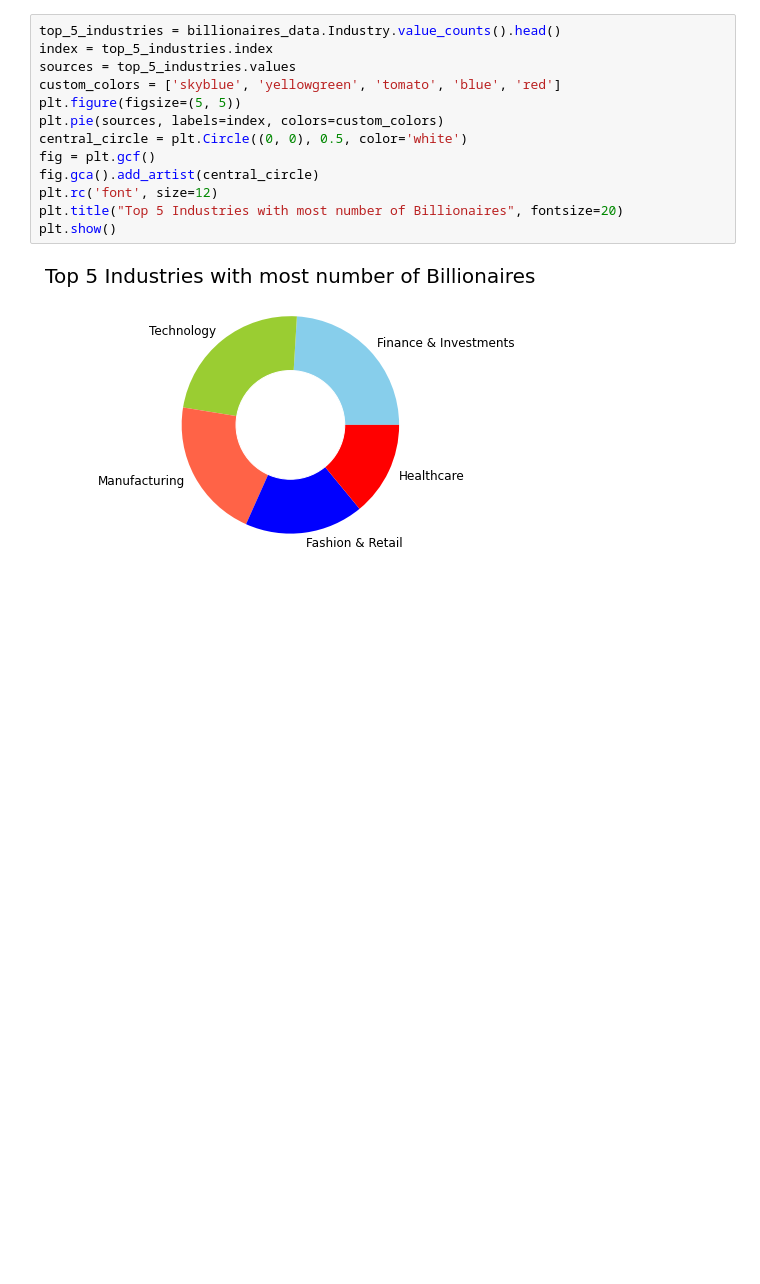
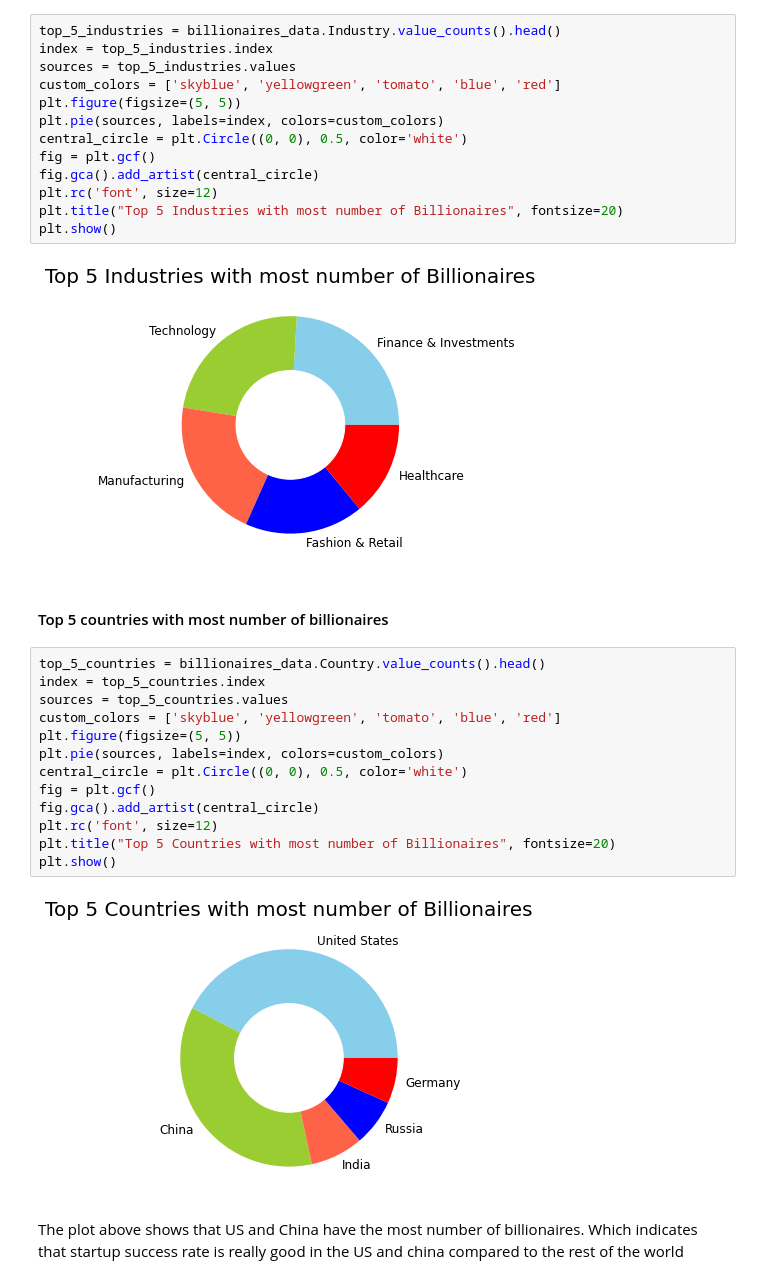
Before and after one commit to ram-polisetti/DataScience, a Jupyter notebook: WorldWideBillionairesAnalysis/WorldWideBillionairesAnalysis.ipynb, the cells around one changed output. Cells and saved outputs as stored; diff of their text form; blank space fills up the shorter version.

Commit message:
plot the top 5 countries which have more number of billionaires

```diff
--- a/WorldWideBillionairesAnalysis/WorldWideBillionairesAnalysis.ipynb
+++ b/WorldWideBillionairesAnalysis/WorldWideBillionairesAnalysis.ipynb
@@ -151,3 +151,22 @@ plt.title("Top 5 Industries with most number of Billionaires", fontsize=20)
 plt.show()
 # %% [output]
 [figure]
+# %% [markdown]
+#### Top 5 countries with most number of billionaires
+# %%
+top_5_countries = billionaires_data.Country.value_counts().head()
+index = top_5_countries.index
+sources = top_5_countries.values
+custom_colors = ['skyblue', 'yellowgreen', 'tomato', 'blue', 'red']
+plt.figure(figsize=(5, 5))
+plt.pie(sources, labels=index, colors=custom_colors)
+central_circle = plt.Circle((0, 0), 0.5, color='white')
+fig = plt.gcf()
+fig.gca().add_artist(central_circle)
+plt.rc('font', size=12)
+plt.title("Top 5 Countries with most number of Billionaires", fontsize=20)
+plt.show()
+# %% [output]
+[figure, added]
+# %% [markdown]
+The plot above shows that US and China have the most number of billionaires. Which indicates that startup success rate is really good in the US and china compared to the rest of the world
```
